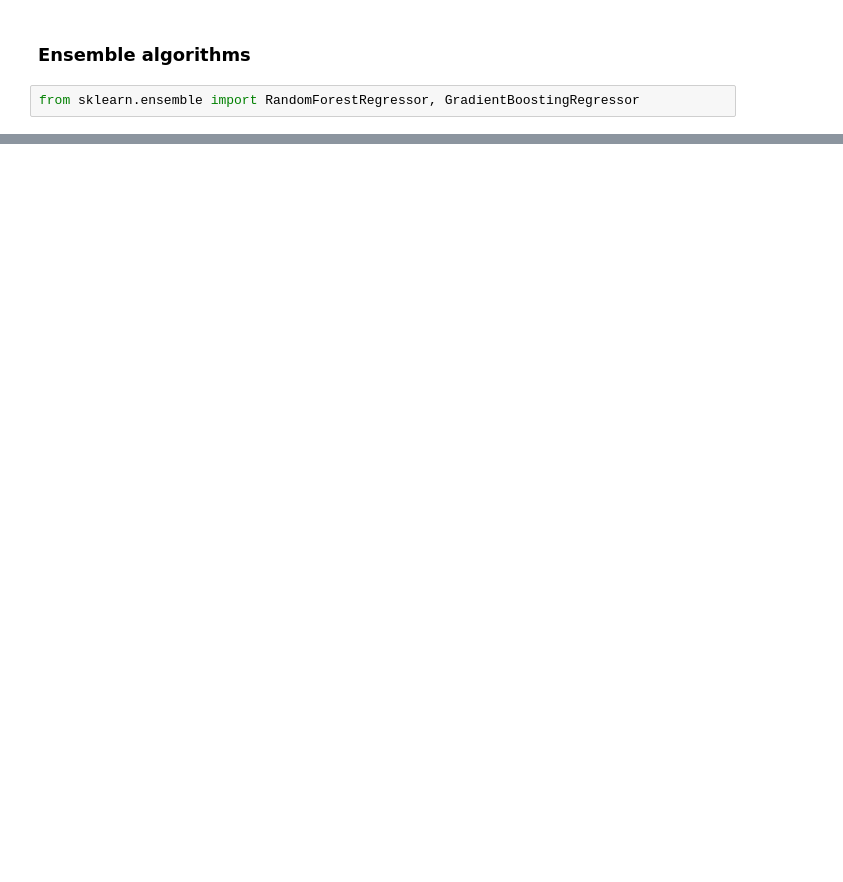
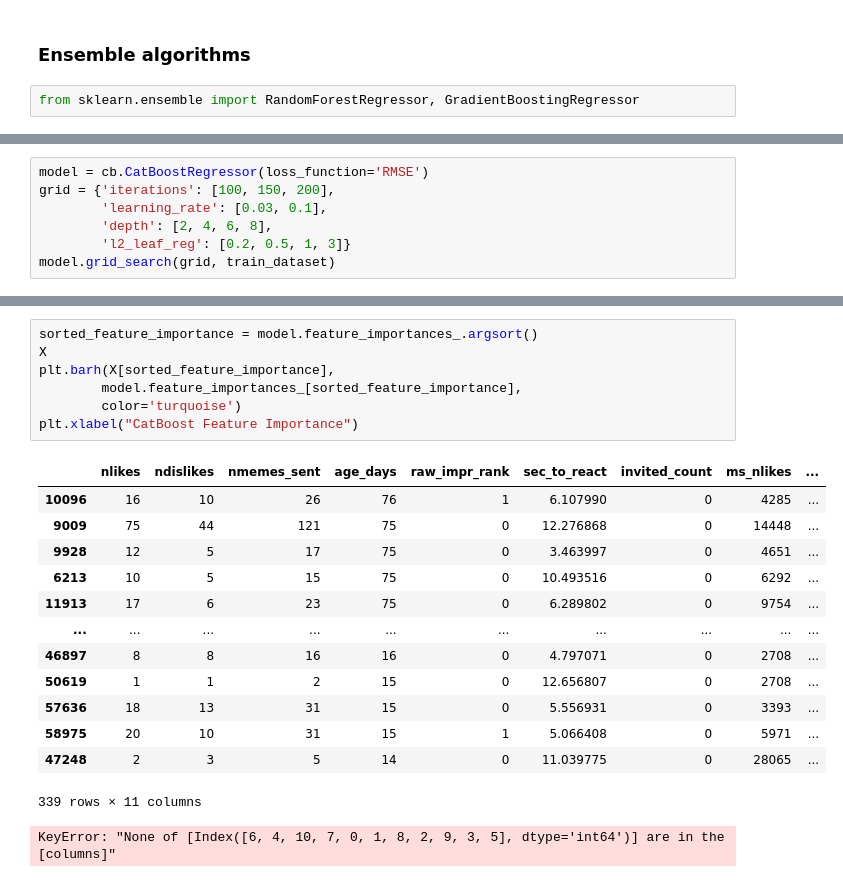
Before and after one commit to SUPERustam/yet_another_ff_research, a Jupyter notebook: meme_channel_prediction/channel.ipynb, the cells around one changed output, grey strips where cells are left out. Saved outputs shown, nothing was run; the diff lists cells and outputs as text; blank space fills up the shorter version.

```diff
--- a/meme_channel_prediction/channel.ipynb
+++ b/meme_channel_prediction/channel.ipynb
@@ -398,0 +672,7 @@ print(r2_score(views_test, views_pred_ens_2))
+# %%
+model = cb.CatBoostRegressor(loss_function='RMSE')
+grid = {'iterations': [100, 150, 200],
+        'learning_rate': [0.03, 0.1],
+        'depth': [2, 4, 6, 8],
+        'l2_leaf_reg': [0.2, 0.5, 1, 3]}
+model.grid_search(grid, train_dataset)
@@ -398,0 +722,22 @@ print(r2_score(views_test, views_pred_ens_2))
+# %%
+sorted_feature_importance = model.feature_importances_.argsort()
+X
+plt.barh(X[sorted_feature_importance],
+        model.feature_importances_[sorted_feature_importance],
+        color='turquoise')
+plt.xlabel("CatBoost Feature Importance")
+# %% [output]
+|  | nlikes | ndislikes | nmemes_sent | age_days | raw_impr_rank | sec_to_react | invited_count | ms_nlikes | ... |
+| 10096 | 16 | 10 | 26 | 76 | 1 | 6.107990 | 0 | 4285 | ... |
+| 9009 | 75 | 44 | 121 | 75 | 0 | 12.276868 | 0 | 14448 | ... |
+| 9928 | 12 | 5 | 17 | 75 | 0 | 3.463997 | 0 | 4651 | ... |
+| 6213 | 10 | 5 | 15 | 75 | 0 | 10.493516 | 0 | 6292 | ... |
+| 11913 | 17 | 6 | 23 | 75 | 0 | 6.289802 | 0 | 9754 | ... |
+| ... | ... | ... | ... | ... | ... | ... | ... | ... | ... |
+| 46897 | 8 | 8 | 16 | 16 | 0 | 4.797071 | 0 | 2708 | ... |
+| 50619 | 1 | 1 | 2 | 15 | 0 | 12.656807 | 0 | 2708 | ... |
+| 57636 | 18 | 13 | 31 | 15 | 0 | 5.556931 | 0 | 3393 | ... |
+| 58975 | 20 | 10 | 31 | 15 | 1 | 5.066408 | 0 | 5971 | ... |
+| 47248 | 2 | 3 | 5 | 14 | 0 | 11.039775 | 0 | 28065 | ... |
+339 rows × 11 columns
+KeyError: "None of [Index([6, 4, 10, 7, 0, 1, 8, 2, 9, 3, 5], dtype='int64')] are in the [columns]"
```
Also changed, not shown: parts of 42 cells of this notebook, 12 other files.
